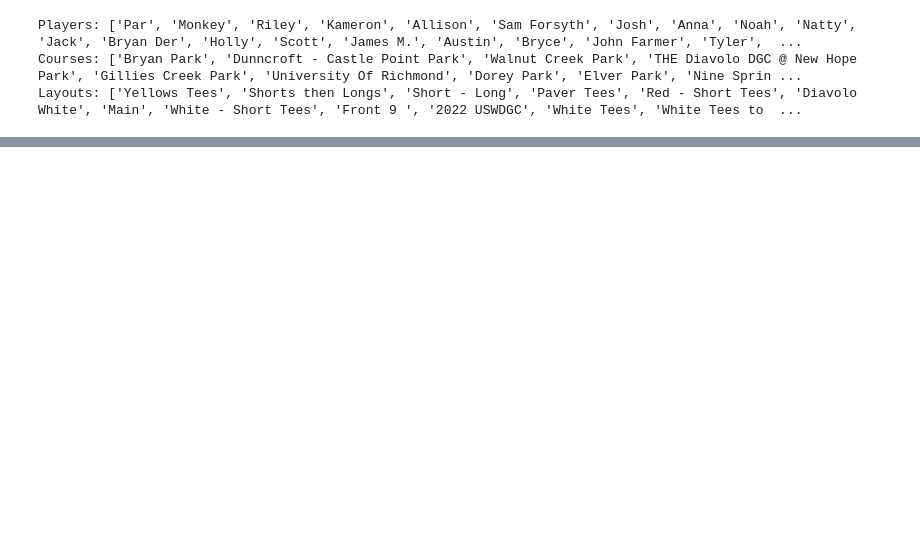
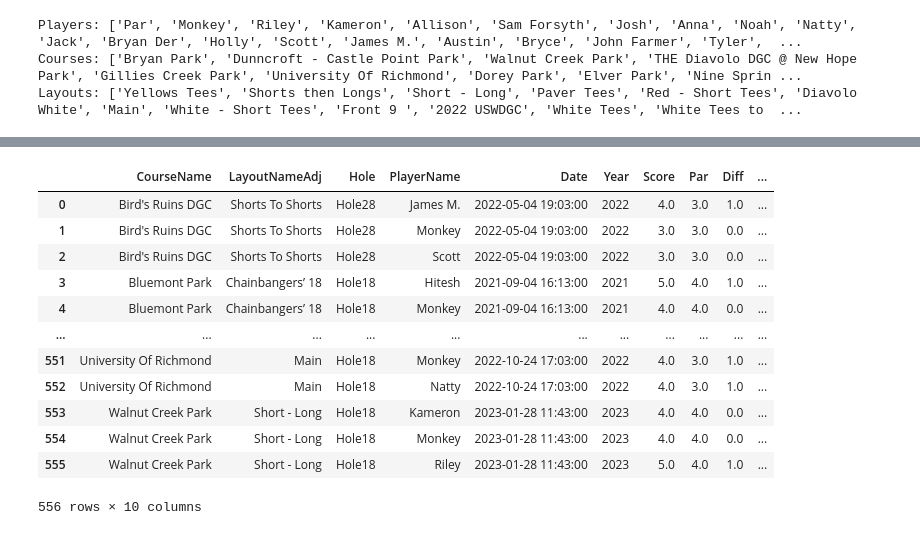
Before and after one commit to justinessert/udisc_stats, a Jupyter notebook: VisualizeUDiscStats.ipynb, the cells around one changed output, grey strips where cells are left out. Drawn from its saved outputs; the diff is of its cells as text; code cells hidden in the pictures; blank space fills up the shorter version.

```diff
--- a/VisualizeUDiscStats.ipynb
+++ b/VisualizeUDiscStats.ipynb
@@ -129,0 +110,22 @@ See the caveats in the documentation: https://pandas.pydata.org/pandas-docs/stab
+# %%
+seg_cols = ["CourseName", "LayoutNameAdj"]
+merge_cols = seg_cols + ["Hole"]
+max_hole_df = score_df[merge_cols].groupby(seg_cols).max()
+
+ma_df = max_hole_df.merge(score_df, on=merge_cols, how="left")
+
+ma_df
+# %% [output]
+|  | CourseName | LayoutNameAdj | Hole | PlayerName | Date | Year | Score | Par | Diff | ... |
+| 0 | Bird's Ruins DGC | Shorts To Shorts | Hole28 | James M. | 2022-05-04 19:03:00 | 2022 | 4.0 | 3.0 | 1.0 | ... |
+| 1 | Bird's Ruins DGC | Shorts To Shorts | Hole28 | Monkey | 2022-05-04 19:03:00 | 2022 | 3.0 | 3.0 | 0.0 | ... |
+| 2 | Bird's Ruins DGC | Shorts To Shorts | Hole28 | Scott | 2022-05-04 19:03:00 | 2022 | 3.0 | 3.0 | 0.0 | ... |
+| 3 | Bluemont Park | Chainbangers’ 18 | Hole18 | Hitesh | 2021-09-04 16:13:00 | 2021 | 5.0 | 4.0 | 1.0 | ... |
+| 4 | Bluemont Park | Chainbangers’ 18 | Hole18 | Monkey | 2021-09-04 16:13:00 | 2021 | 4.0 | 4.0 | 0.0 | ... |
+| ... | ... | ... | ... | ... | ... | ... | ... | ... | ... | ... |
+| 551 | University Of Richmond | Main | Hole18 | Monkey | 2022-10-24 17:03:00 | 2022 | 4.0 | 3.0 | 1.0 | ... |
+| 552 | University Of Richmond | Main | Hole18 | Natty | 2022-10-24 17:03:00 | 2022 | 4.0 | 3.0 | 1.0 | ... |
+| 553 | Walnut Creek Park | Short - Long | Hole18 | Kameron | 2023-01-28 11:43:00 | 2023 | 4.0 | 4.0 | 0.0 | ... |
+| 554 | Walnut Creek Park | Short - Long | Hole18 | Monkey | 2023-01-28 11:43:00 | 2023 | 4.0 | 4.0 | 0.0 | ... |
+| 555 | Walnut Creek Park | Short - Long | Hole18 | Riley | 2023-01-28 11:43:00 | 2023 | 5.0 | 4.0 | 1.0 | ... |
+556 rows × 10 columns
```
Also changed, not shown: parts of 9 cells of this notebook, 2 other files.
